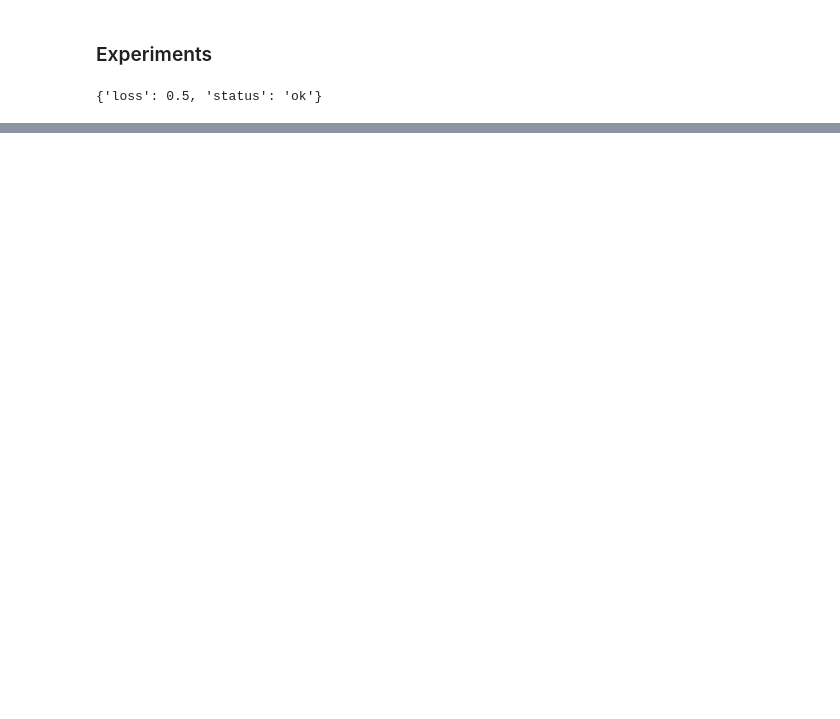
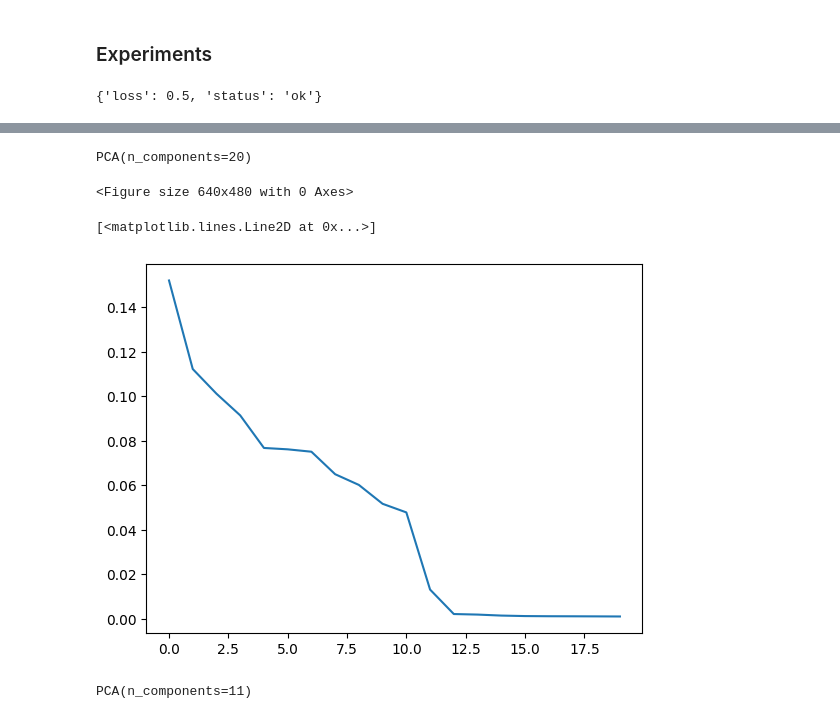
Before and after one commit to DavidePosillipo/DSR_ML_Fundamentals_2023, a Jupyter notebook: 06_Random_Forest.ipynb, the cells around one changed output, grey strips where cells are left out. Drawn from its saved outputs; the diff is of its cells as text; code cells hidden in the pictures; blank space fills up the shorter version.

```diff
--- a/06_Random_Forest.ipynb
+++ b/06_Random_Forest.ipynb
@@ -76,0 +160,5 @@ random_forest_training.calculate_classification_baseline(Y_train=Y_train, Y_test
+# %%
+rf = RandomForestClassifier(n_estimators=210, max_depth=30)
+# %%
+rf.fit(X_train_ohe,
+            Y_train)
@@ -76,0 +260,16 @@ random_forest_training.calculate_classification_baseline(Y_train=Y_train, Y_test
+# %%
+pca = PCA(n_components=20)
+# %%
+pca.fit(X_train_ohe)
+# %% [output]
+PCA(n_components=20)
+# %%
+import matplotlib.pyplot as plt
+fig = plt.figure()
+# %% [output]
+<Figure size 640x480 with 0 Axes>
+# %%
+plt.plot(pca.explained_variance_ratio_)
+# %% [output]
+[<matplotlib.lines.Line2D at 0x...>]
+[figure, added]
@@ -76,0 +280,4 @@ random_forest_training.calculate_classification_baseline(Y_train=Y_train, Y_test
+# %%
+pca_2.fit(X_train_ohe)
+# %% [output]
+PCA(n_components=11)
```
Also changed, not shown: parts of 37 cells of this notebook, 14 other files.
